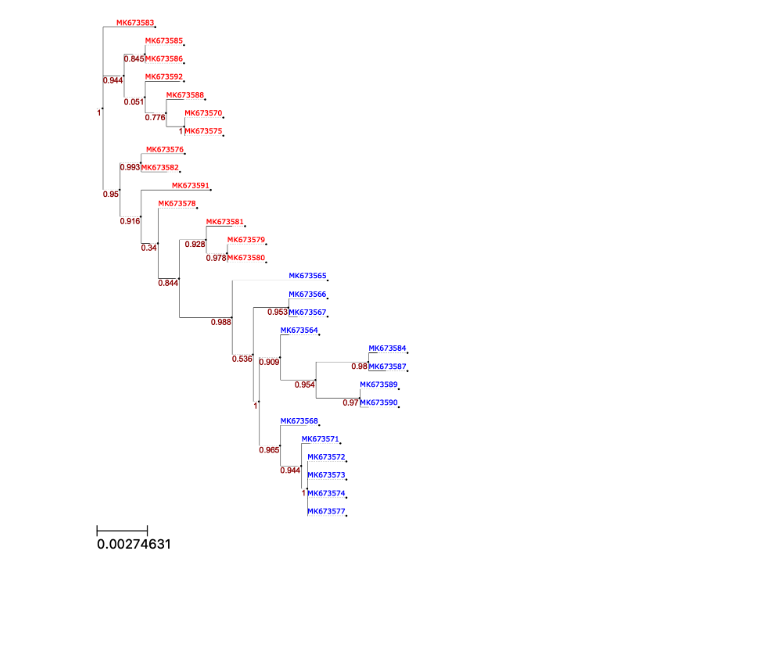
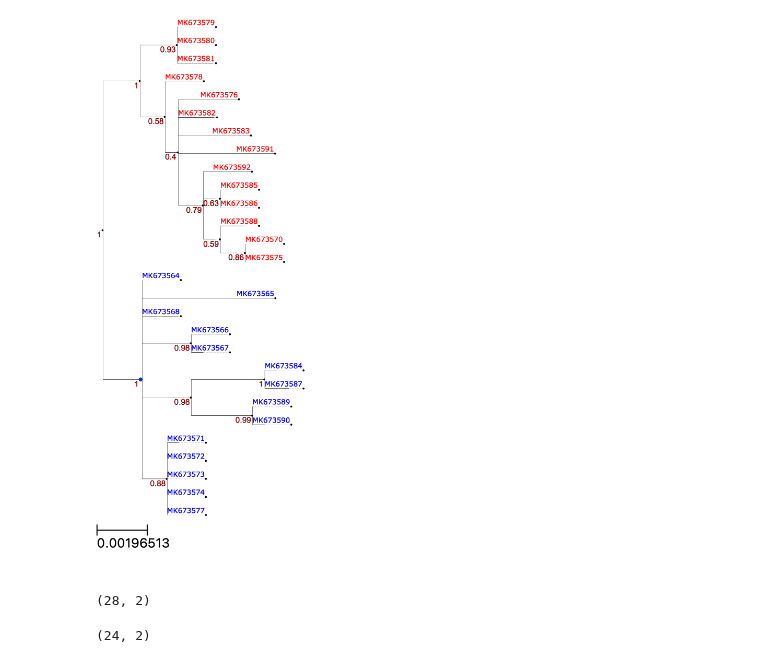
Before and after one commit to sanju99/niv_evo, a Jupyter notebook: trees.ipynb, the cells around one changed output. Cells and saved outputs as stored; diff of their text form; code cells hidden in the pictures; blank space fills up the shorter version.

Commit message:
dedup whitmer

```diff
--- a/trees.ipynb
+++ b/trees.ipynb
@@ -136,8 +125,19 @@ t.render(w=1000, tree_style=ts,
+# %%
+BGD_seqs = [seq.id for seq in SeqIO.parse("seq_for_analysis/P_whitmer_BGD.fasta", "fasta")]
+
+B_metadata = pd.read_csv("metadata_all.csv").query("ID in @BGD_seqs").reset_index(drop=True)
+B_metadata["clade_color"] = B_metadata["Clade"].map({"B-1": "blue", "B-2": "red"})
+B_clade_color_dict = dict(zip(B_metadata["ID"], B_metadata["clade_color"]))
 # %%
-t, ts = get_example_tree("trees/P_whitmer_BGD_FT.nwk", B_clade_color_dict)
+t, ts = get_example_tree("trees/P_whitmer_BGD_iqtree.nwk", B_clade_color_dict)
+
+R = t.get_midpoint_outgroup()
+# and set it as tree outgroup
+t.set_outgroup(R)
+
 t.render(w=800, tree_style=ts,
          #file_name="trees/P_B_clade.png",
          file_name="%%inline"
          )
 # %% [output]
-[figure, old version]
+[figure, new version]
@@ -143,0 +149,9 @@ t.render(w=800, tree_style=ts,
+# %%
+test.shape
+# %% [output]
+(28, 2)
+# %%
+test = test.drop_duplicates("Seq")
+test.shape
+# %% [output]
+(24, 2)
```
Also changed, not shown: parts of 10 cells of this notebook, 8 other files.
